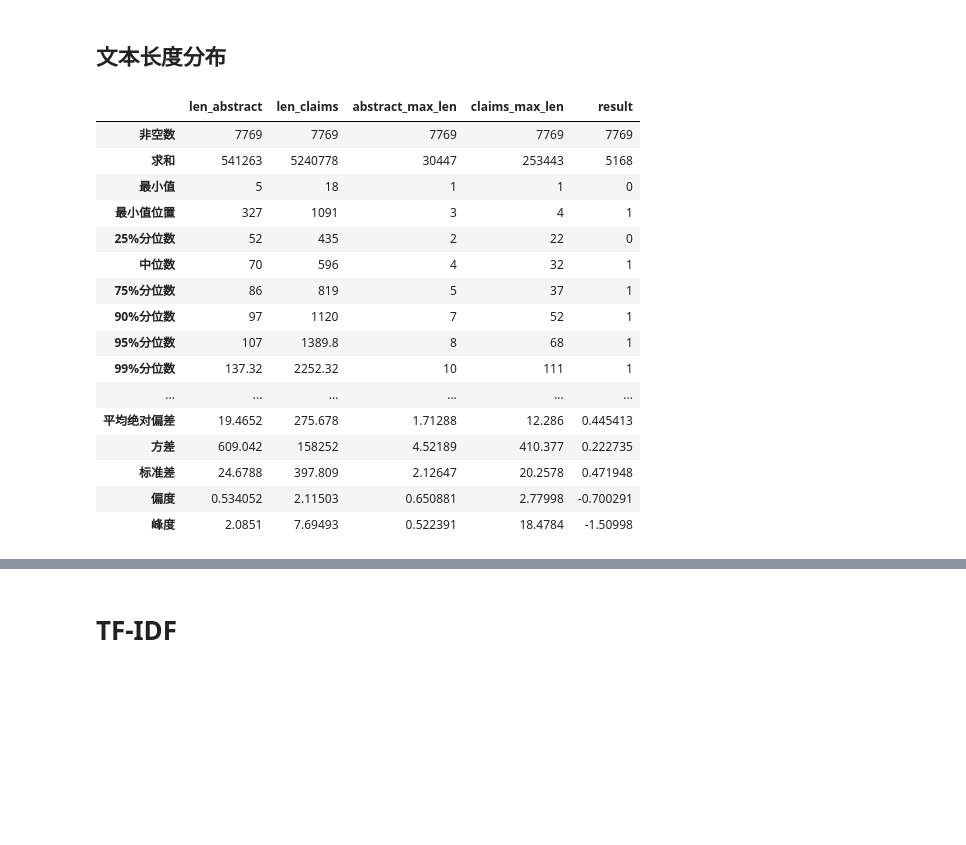
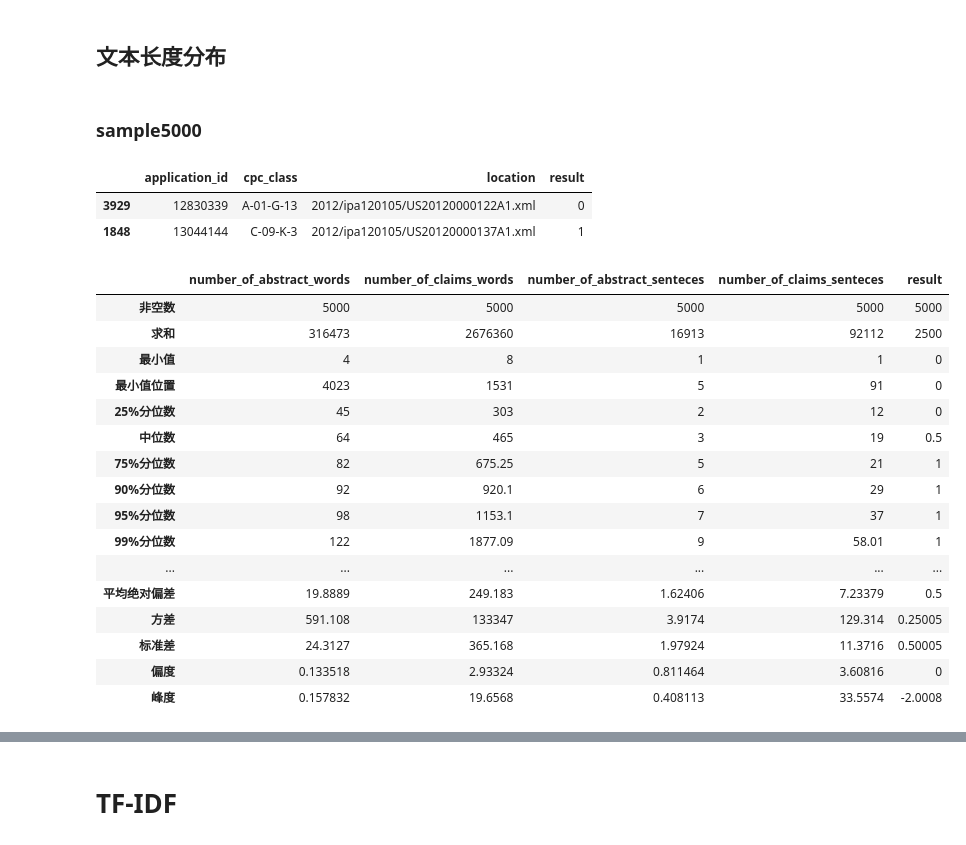
Before and after one commit to Catchy1997/DLPAP, a Jupyter notebook: model_dlpap/Corpus process+TF-IDF vector.ipynb, the cells around one changed output, grey strips where cells are left out. Cells and saved outputs as stored; diff of their text form; code cells hidden in the pictures; blank space fills up the shorter version.

```diff
--- a/model_dlpap/Corpus process+TF-IDF vector.ipynb
+++ b/model_dlpap/Corpus process+TF-IDF vector.ipynb
@@ -37,3 +31,13 @@ len(data)
+# %%
+for index, claims in enumerate(tqdm(data['claims_add1'], ncols=60)):
+    if type(claims) == str:
+        claims = data['claims'][index] + " " + claims
+        data.loc[index, 'claims'] = claims
+# %%
+for index, claims in enumerate(tqdm(data['claims_add2'], ncols=60)):
+    if type(claims) == str:
+        claims = data['claims'][index] + " " + claims
+        data.loc[index, 'claims'] = claims
 # %% [markdown]
 ## 分句
 # %%
@@ -54,7 +58,7 @@ for index, claims in enumerate(tqdm(data['claims'], ncols=70)):
     tokens = sent_tokenize(claims)
     token_list = []
     for token in tokens:
-        if len(token) < 3:
+        if len(token) < 10:
             pass
         else:
             token_list.append(token)
@@ -118,3 +122,5 @@ def status(x):
                      index=['非空数', '求和', '最小值', '最小值位置', '25%分位数', '中位数', '75%分位数',
                             '90%分位数', '95%分位数', '99%分位数', '均值', '最大值', '最大值位数', '众数',
                             '平均绝对偏差', '方差', '标准差', '偏度', '峰度'])
+# %% [markdown]
+### sample5000
@@ -121,25 +129,33 @@ def status(x):
+# %%
+result_data = pd.read_excel(r"/home/hxjiang/Pythonworkspace/patent/sample5000/sample.xlsx", encoding='utf-8')
+# %%
+result_data.head(2)
+# %% [output]
+|  | application_id | cpc_class | location | result |
+| 3929 | 12830339 | A-01-G-13 | 2012/ipa120105/US20120000122A1.xml | 0 |
+| 1848 | 13044144 | C-09-K-3 | 2012/ipa120105/US20120000137A1.xml | 1 |
 # %%
-df = pd.DataFrame(np.array([len_abstract, len_claims, abstract_max_len, claims_max_len, data['result']]).T, columns=[
-                  'len_abstract', 'len_claims', 'abstract_max_len', 'claims_max_len', 'result'])
+df = pd.DataFrame(np.array([len_abstract, len_claims, abstract_max_len, claims_max_len, result_data['result']]).T, columns=[
+                  'number_of_abstract_words', 'number_of_claims_words', 'number_of_abstract_senteces', 'number_of_claims_senteces', 'result'])
 df.apply(status)
 # %% [output]
-|  | len_abstract | len_claims | abstract_max_len | claims_max_len | result |
-| 非空数 | 7769 | 7769 | 7769 | 7769 | 7769 |
-| 求和 | 541263 | 5240778 | 30447 | 253443 | 5168 |
-| 最小值 | 5 | 18 | 1 | 1 | 0 |
-| 最小值位置 | 327 | 1091 | 3 | 4 | 1 |
-| 25%分位数 | 52 | 435 | 2 | 22 | 0 |
-| 中位数 | 70 | 596 | 4 | 32 | 1 |
-| 75%分位数 | 86 | 819 | 5 | 37 | 1 |
-| 90%分位数 | 97 | 1120 | 7 | 52 | 1 |
-| 95%分位数 | 107 | 1389.8 | 8 | 68 | 1 |
-| 99%分位数 | 137.32 | 2252.32 | 10 | 111 | 1 |
+|  | number_of_abstract_words | number_of_claims_words | number_of_abstract_senteces | number_of_claims_senteces | result |
+| 非空数 | 5000 | 5000 | 5000 | 5000 | 5000 |
+| 求和 | 316473 | 2676360 | 16913 | 92112 | 2500 |
+| 最小值 | 4 | 8 | 1 | 1 | 0 |
+| 最小值位置 | 4023 | 1531 | 5 | 91 | 0 |
+| 25%分位数 | 45 | 303 | 2 | 12 | 0 |
+| 中位数 | 64 | 465 | 3 | 19 | 0.5 |
+| 75%分位数 | 82 | 675.25 | 5 | 21 | 1 |
+| 90%分位数 | 92 | 920.1 | 6 | 29 | 1 |
+| 95%分位数 | 98 | 1153.1 | 7 | 37 | 1 |
+| 99%分位数 | 122 | 1877.09 | 9 | 58.01 | 1 |
 | ... | ... | ... | ... | ... | ... |
-| 平均绝对偏差 | 19.4652 | 275.678 | 1.71288 | 12.286 | 0.445413 |
-| 方差 | 609.042 | 158252 | 4.52189 | 410.377 | 0.222735 |
-| 标准差 | 24.6788 | 397.809 | 2.12647 | 20.2578 | 0.471948 |
-| 偏度 | 0.534052 | 2.11503 | 0.650881 | 2.77998 | -0.700291 |
-| 峰度 | 2.0851 | 7.69493 | 0.522391 | 18.4784 | -1.50998 |
+| 平均绝对偏差 | 19.8889 | 249.183 | 1.62406 | 7.23379 | 0.5 |
+| 方差 | 591.108 | 133347 | 3.9174 | 129.314 | 0.25005 |
+| 标准差 | 24.3127 | 365.168 | 1.97924 | 11.3716 | 0.50005 |
+| 偏度 | 0.133518 | 2.93324 | 0.811464 | 3.60816 | 0 |
+| 峰度 | 0.157832 | 19.6568 | 0.408113 | 33.5574 | -2.0008 |
 # %%
 fig = plt.figure(figsize=(10, 6))
 
```
Also changed, not shown: parts of 35 cells of this notebook, 20 other files.
